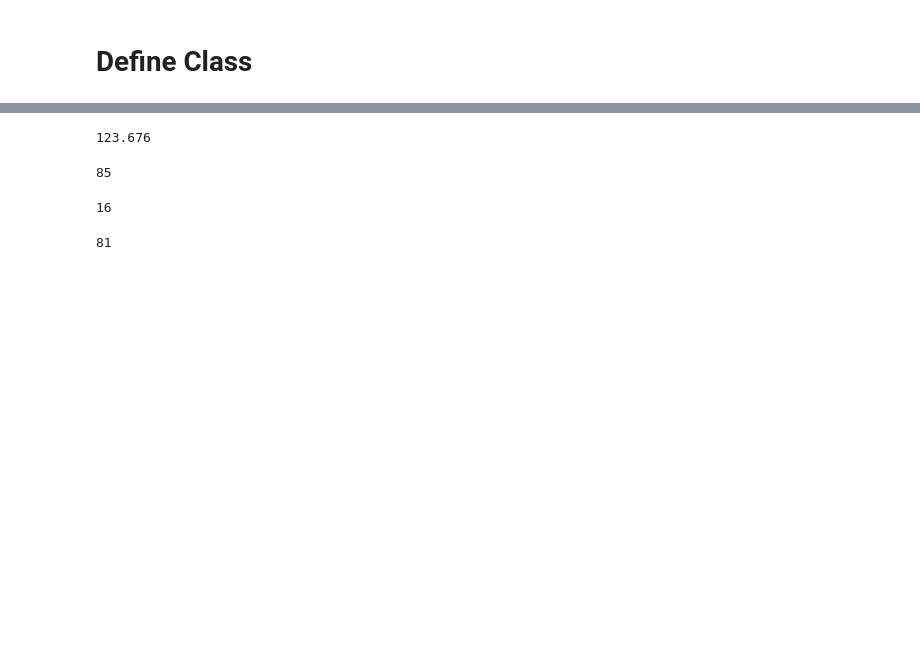
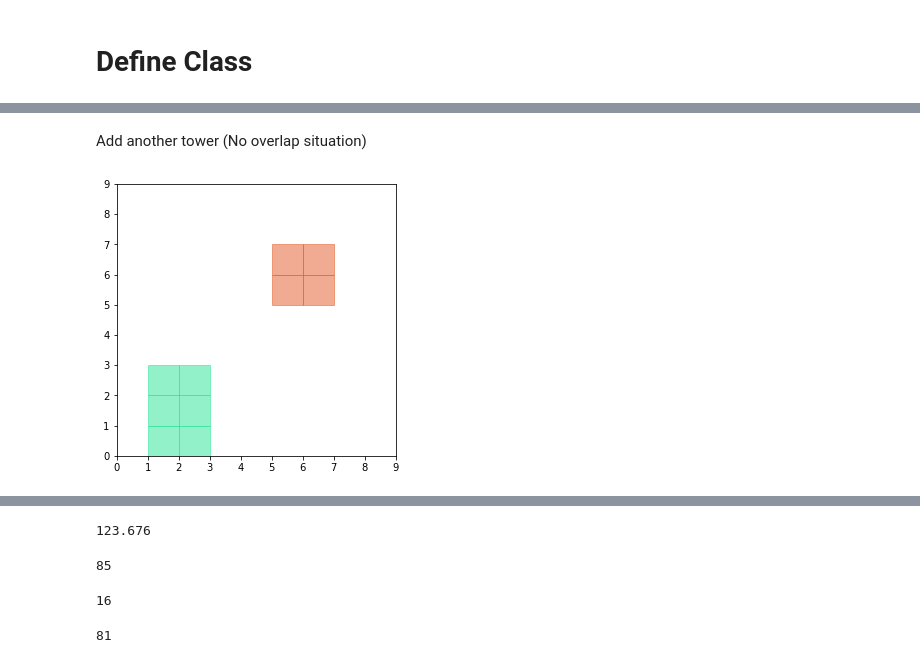
Before and after one commit to yansun1996/ECE143-Ad-Hoc-Communications-Network, a Jupyter notebook: Rectangular.ipynb, the cells around one changed output, grey strips where cells are left out. Cells and saved outputs as stored; diff of their text form; code cells hidden in the pictures; blank space fills up the shorter version.

```diff
--- a/Rectangular.ipynb
+++ b/Rectangular.ipynb
@@ -289,0 +341,7 @@ class Region(object):
+# %% [markdown]
+Add another tower (No overlap situation)
+# %%
+net.add_tower(5,5,2,2)
+net.show_map()
+# %% [output]
+[figure, added]
```
Also changed, not shown: parts of 30 cells of this notebook.
